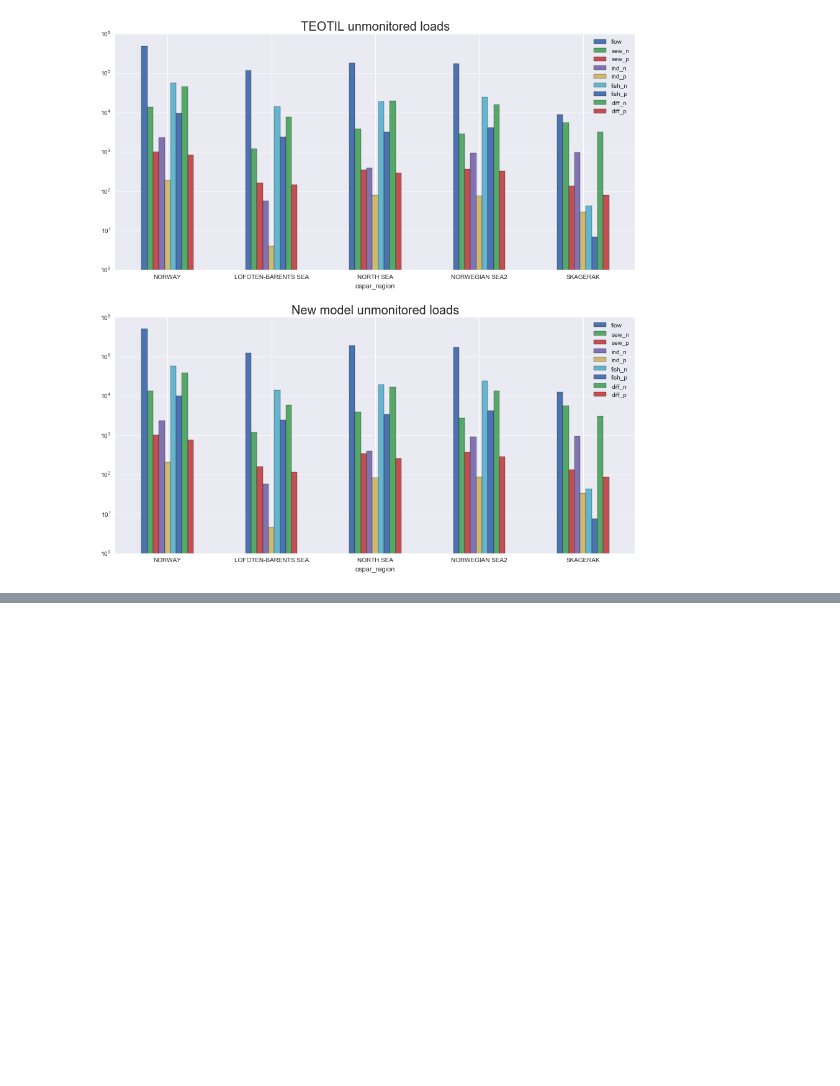
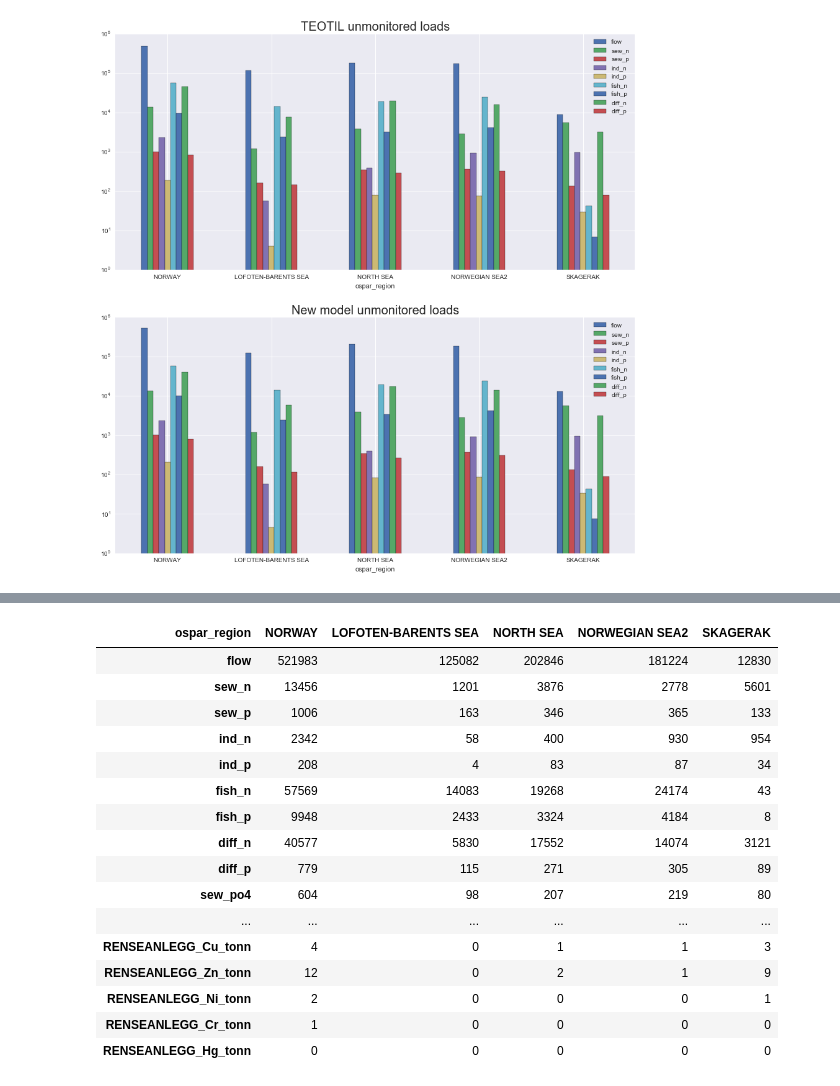
Before and after one commit to JamesSample/rid, a Jupyter notebook: notebooks/loads_unmonitored_regions.ipynb, the cells around one changed output, grey strips where cells are left out. Cells and saved outputs as stored; diff of their text form; code cells hidden in the pictures; blank space fills up the shorter version.

```diff
--- a/notebooks/loads_unmonitored_regions.ipynb
+++ b/notebooks/loads_unmonitored_regions.ipynb
@@ -144,0 +294,8 @@ plt.show()
+# %%
+# Connect to db
+resa2_basic_path = (r'C:\Data\James_Work\Staff\Heleen_d_W\ICP_Waters\Upload_Template'
+                    r'\useful_resa2_code.py')
+
+resa2_basic = imp.load_source('useful_resa2_code', resa2_basic_path)
+
+engine, conn = resa2_basic.connect_to_resa2()
@@ -144,0 +361,17 @@ plt.show()
+# %%
+def f2(x):
+    if x in range(1, 24):
+        return 'SKAGERAK'
+    elif x in range(24, 91):
+        return 'NORTH SEA'
+    elif x in range(91, 171):
+        return 'NORWEGIAN SEA2'
+    elif x in range(171, 248):
+        return 'LOFOTEN-BARENTS SEA'
+    else:
+        return np.nan
+
+# Assign main catchments to OSPAR regions
+df['osp_reg'] = df['vass'].apply(f2)
+
+df.head()
@@ -144,0 +386,38 @@ plt.show()
+# %%
+# Group by OSPAR region
+df.fillna(0, inplace=True)
+df = df.groupby('osp_reg').sum()
+df.drop(0, inplace=True)
+
+# Total for Norway
+df.loc['NORWAY'] = df.sum(axis=0)
+
+# Join to model results
+df = new_df.join(df)
+
+# Get cols of interest
+umod_cols = ['S.P.M.', 'TOC', 'As', 'Pb', 'Cd', 'Cu', 'Zn', 'Ni', 'Cr', 'Hg']
+umod_cols = ['%s_%s_tonn' % (i, j) for i in ['INDUSTRI', 'RENSEANLEGG'] for j in umod_cols]
+cols = list(new_df.columns) + umod_cols
+cols.remove('RENSEANLEGG_TOC_tonn')
+df = df[cols]
+
+df.round(0).astype(int).T
+# %% [output]
+| ospar_region | NORWAY | LOFOTEN-BARENTS SEA | NORTH SEA | NORWEGIAN SEA2 | SKAGERAK |
+| flow | 521983 | 125082 | 202846 | 181224 | 12830 |
+| sew_n | 13456 | 1201 | 3876 | 2778 | 5601 |
+| sew_p | 1006 | 163 | 346 | 365 | 133 |
+| ind_n | 2342 | 58 | 400 | 930 | 954 |
+| ind_p | 208 | 4 | 83 | 87 | 34 |
+| fish_n | 57569 | 14083 | 19268 | 24174 | 43 |
+| fish_p | 9948 | 2433 | 3324 | 4184 | 8 |
+| diff_n | 40577 | 5830 | 17552 | 14074 | 3121 |
+| diff_p | 779 | 115 | 271 | 305 | 89 |
+| sew_po4 | 604 | 98 | 207 | 219 | 80 |
+| ... | ... | ... | ... | ... | ... |
+| RENSEANLEGG_Cu_tonn | 4 | 0 | 1 | 1 | 3 |
+| RENSEANLEGG_Zn_tonn | 12 | 0 | 2 | 1 | 9 |
+| RENSEANLEGG_Ni_tonn | 2 | 0 | 0 | 0 | 1 |
+| RENSEANLEGG_Cr_tonn | 1 | 0 | 0 | 0 | 0 |
+| RENSEANLEGG_Hg_tonn | 0 | 0 | 0 | 0 | 0 |
```
Also changed, not shown: parts of 25 cells of this notebook.
